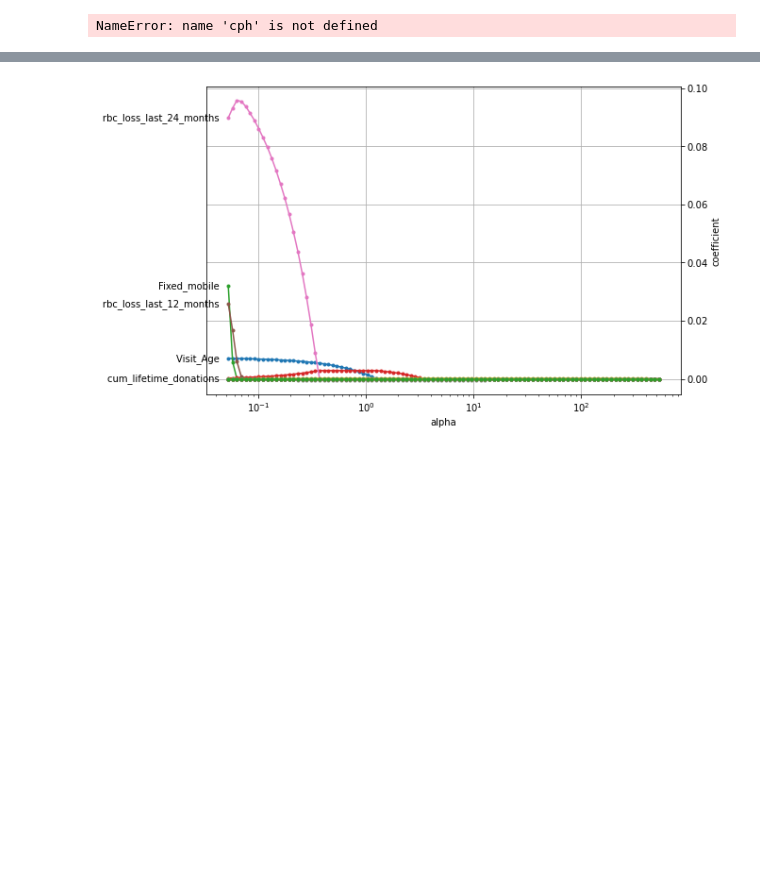
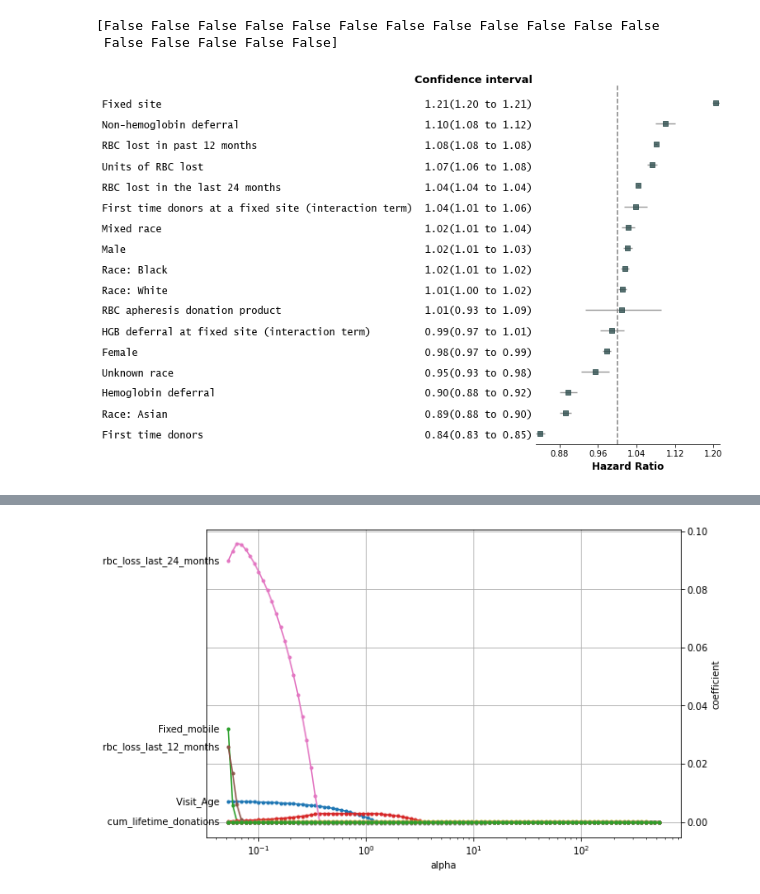
Before and after one commit to altonrus/donor-return-dynamics, a Jupyter notebook: 2_scripts/cph_model.ipynb, the cells around one changed output, grey strips where cells are left out. Drawn from its saved outputs; the diff is of its cells as text; code cells hidden in the pictures; blank space fills up the shorter version.

```diff
--- a/2_scripts/cph_model.ipynb
+++ b/2_scripts/cph_model.ipynb
@@ -92,36 +129,42 @@ cph.print_summary()
 # %%
 from forestplot import forestplot
 # Extract the coefficients and their confidence intervals
-ci = cph.confidence_intervals_['']
-coef = cph.hazard_ratios_['']
-covariate=['Fixed/Mobile', 'non-hemoglobin deferral', 'RBC lost in past 12 months', 'units of RBC lost', 'RBC lost in the last 24 months',
-           'first time donors at a fixed site (interaction term)', 'Mixed race', 'Male', 'Race: Black', 'Race: White', 'RBC apheresis donation product',
+
+ci = cph.confidence_intervals_.iloc[[2, 21, 5, 4, 6,22,16, 10, 14, 17, 12, 24, 9, 18, 20, 15, 1],:]
+
+coef = cph.hazard_ratios_[['Fixed_mobile','OUTCOME_TYPE_other deferral','rbc_loss_last_12_months','unit_rbc_loss','rbc_loss_last_24_months', 'first_time*fixed', 'race_Mixed Race', 'sex_M', 'race_African Black',
+                               'race_White', 'donation_product_x_RBCAPH', 'hgb*fixed', 'sex_F', 'race_unknown', 'OUTCOME_TYPE_low hgb',
+                               'race_Asian', 'first_time']]
+covariate_=['Fixed site', 'Non-hemoglobin deferral', 'RBC lost in past 12 months', 'Units of RBC lost', 'RBC lost in the last 24 months',
+           'First time donors at a fixed site (interaction term)', 'Mixed race', 'Male', 'Race: Black', 'Race: White', 'RBC apheresis donation product',
           'HGB deferral at fixed site (interaction term)',  'Female', 'Unknown race', 'Hemoglobin deferral', 'Race: Asian', 'First time donors']
-print(coef)
+
 # Create a dataframe to store the coefficients and their confidence intervals
-data = pd.DataFrame({'covariate': coef.index, 'coef': coef, 'lower': ci['95% lower-bound'], 'upper': ci['95% upper-bound']})
-
+data = pd.DataFrame({'covariate': covariate_, 'coef': coef, 'lower': ci['95% lower-bound'], 'upper': ci['95% upper-bound']})
 
 data['lower'] = np.exp(data['lower'])
 data['upper'] = np.exp(data['upper'])
 
 # Sort the dataframe in descending order of coefficients
 data = data.sort_values('coef', ascending=False)
 
 # Create a numpy array of indices for each covariate
 ind = np.arange(data.shape[0])
 
 
-forestplot(data,  # the dataframe with results data
+fp=forestplot(data,  # the dataframe with results data
               estimate="coef",  # col containing estimated effect size
               ll="lower", hl="upper",  # columns containing conf. int. lower and higher limits
               varlabel="covariate",  # column containing variable label
               ylabel="Confidence interval",  # y-label title
               xlabel="Hazard Ratio",  # x-label title
-              )
+             )
+fp.axvline(x=1.00, linestyle='--', color='gray')
 plt.show()
 # %% [output]
-NameError: name 'cph' is not defined
+[False False False False False False False False False False False False
+ False False False False False]
+[figure, added]
 # %%
 def plot_coefficients(coefs, n_highlight):
     _, ax = plt.subplots(figsize=(9, 6))
```
Also changed, not shown: parts of 3 cells of this notebook, 1 other file.
